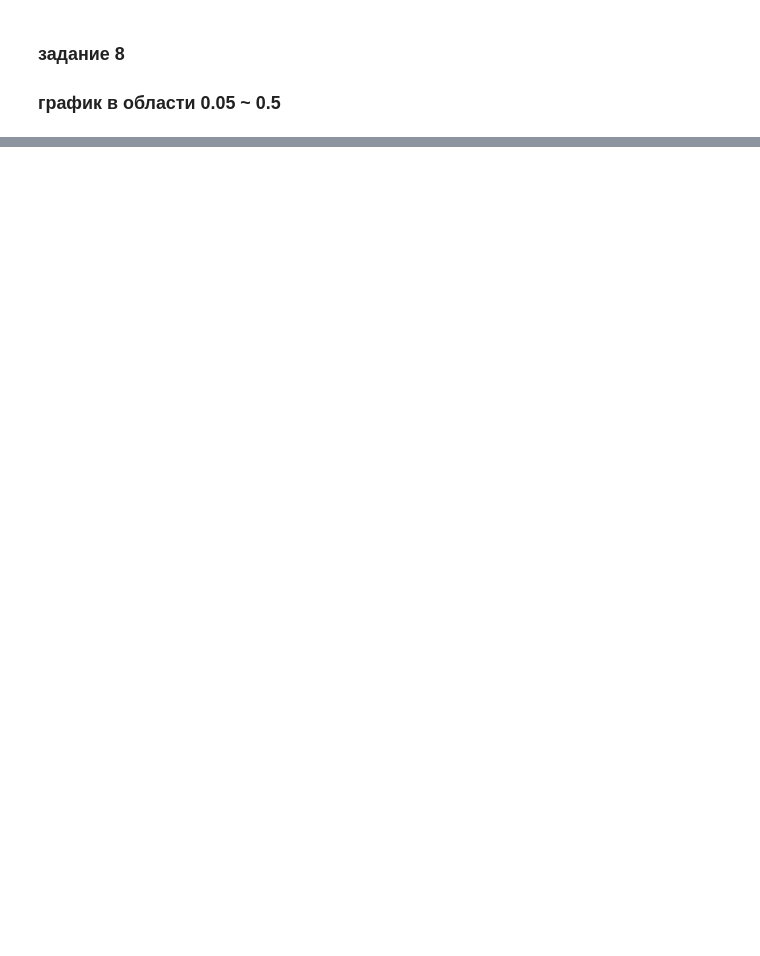
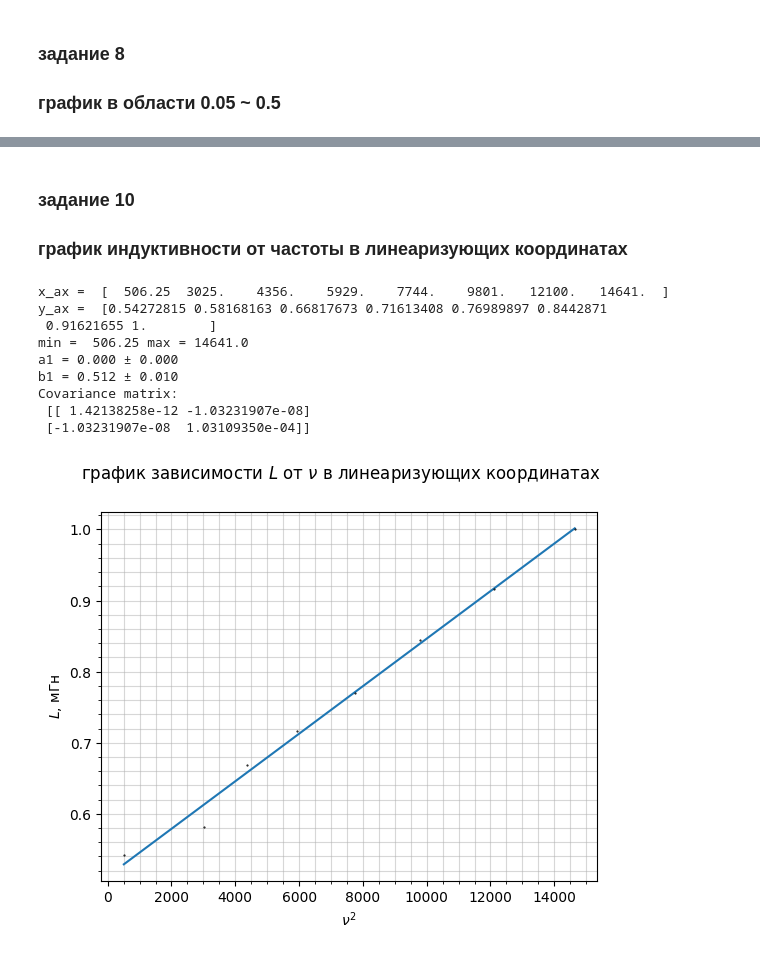
Before and after one commit to Bebriali/labs_ost, a Jupyter notebook: lab_3.7.1/lab.ipynb, the cells around one changed output, grey strips where cells are left out. Drawn from its saved outputs; the diff is of its cells as text; code cells hidden in the pictures; blank space fills up the shorter version.

```diff
--- a/lab_3.7.1/lab.ipynb
+++ b/lab_3.7.1/lab.ipynb
@@ -106,0 +250,3 @@ plot(x_ax, x_err
+# %%
+L_max = max(L)
+L_min = min(L)
@@ -106,0 +272,21 @@ plot(x_ax, x_err
+# %% [markdown]
+### задание 10
+### график индуктивности от частоты в линеаризующих координатах
+# %%
+plot(x_ax, x_err,
+     1/y_ax**(1/10), 0*y_err,
+     r"$\nu^2$",
+     r"$L$, мГн",
+     r"график зависимости $L$ от $\nu$ в линеаризующих координатах",
+     "lin")
+# %% [output]
+x_ax =  [  506.25  3025.    4356.    5929.    7744.    9801.   12100.   14641.  ]
+y_ax =  [0.54272815 0.58168163 0.66817673 0.71613408 0.76989897 0.8442871
+ 0.91621655 1.        ]
+min =  506.25 max = 14641.0
+a1 = 0.000 ± 0.000
+b1 = 0.512 ± 0.010
+Covariance matrix:
+ [[ 1.42138258e-12 -1.03231907e-08]
+ [-1.03231907e-08  1.03109350e-04]]
+[figure, added]
```
Also changed, not shown: parts of 15 cells of this notebook.
